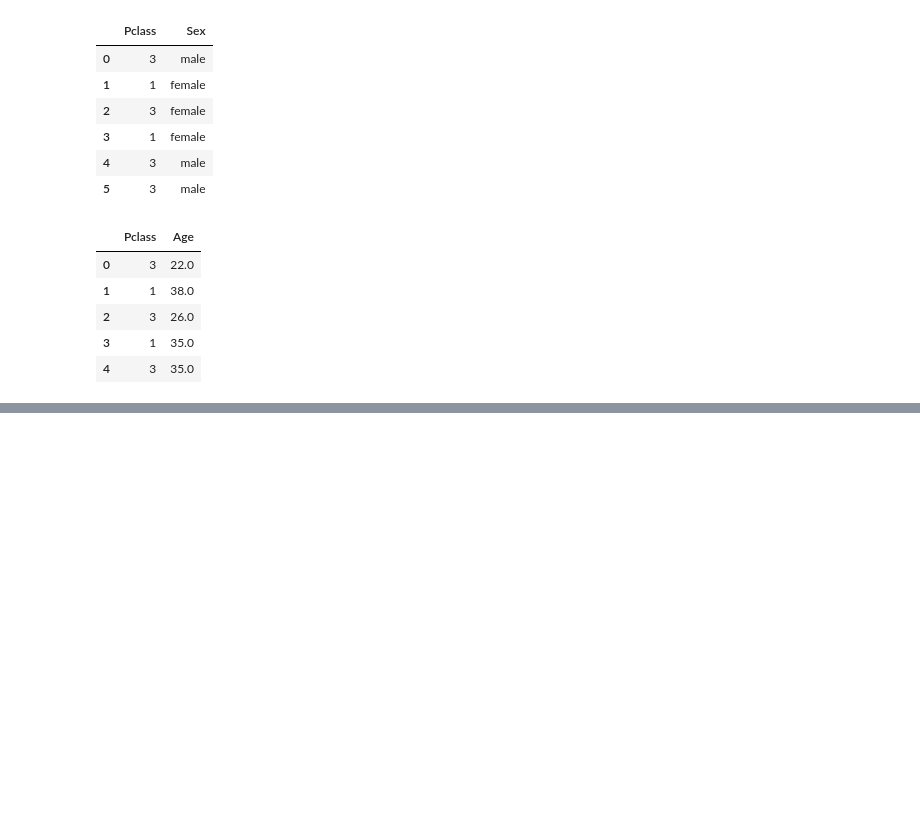
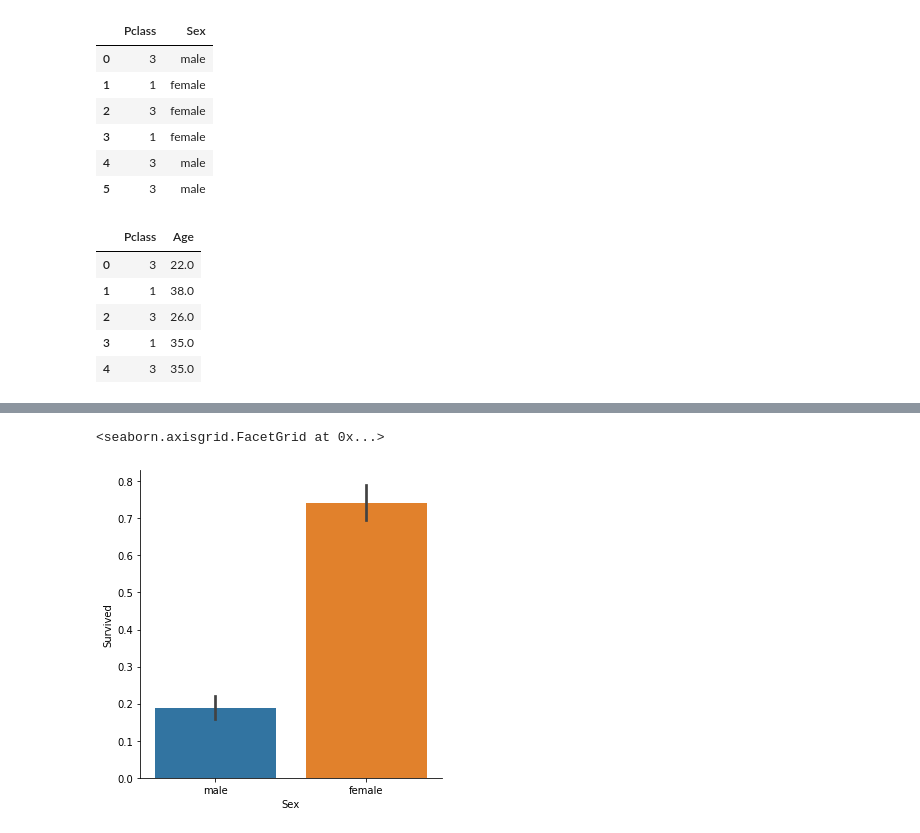
Before and after one commit to swgu931/temp, a Jupyter notebook: DE_course_1.ipynb, the cells around one changed output, grey strips where cells are left out. Drawn from its saved outputs; the diff is of its cells as text; code cells hidden in the pictures; blank space fills up the shorter version.

```diff
--- a/DE_course_1.ipynb
+++ b/DE_course_1.ipynb
@@ -393,0 +410,5 @@ data.iloc[0:5, [2, 5]]
+# %%
+sns.factorplot('Sex', 'Survived', data=data, kind='bar')
+# %% [output]
+<seaborn.axisgrid.FacetGrid at 0x...>
+[figure, added]
```
Also changed, not shown: parts of 24 cells of this notebook.
